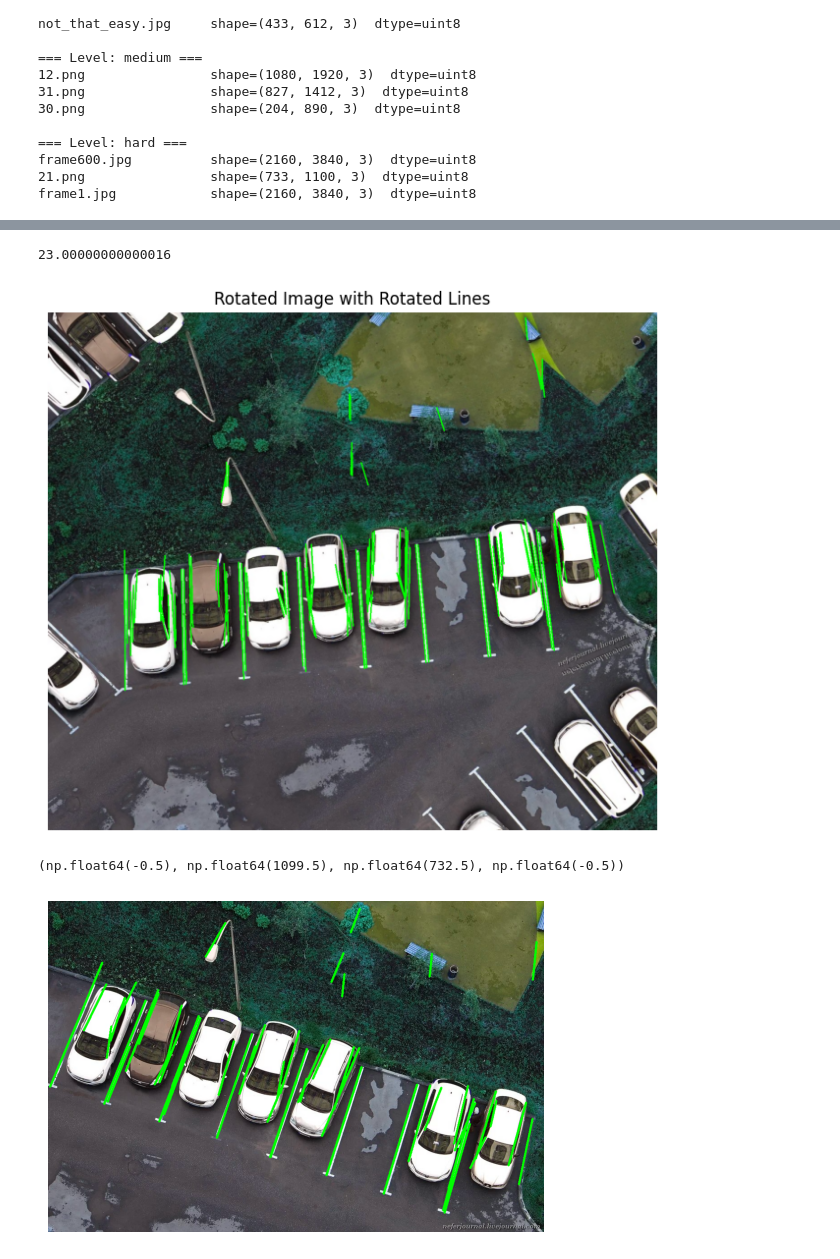
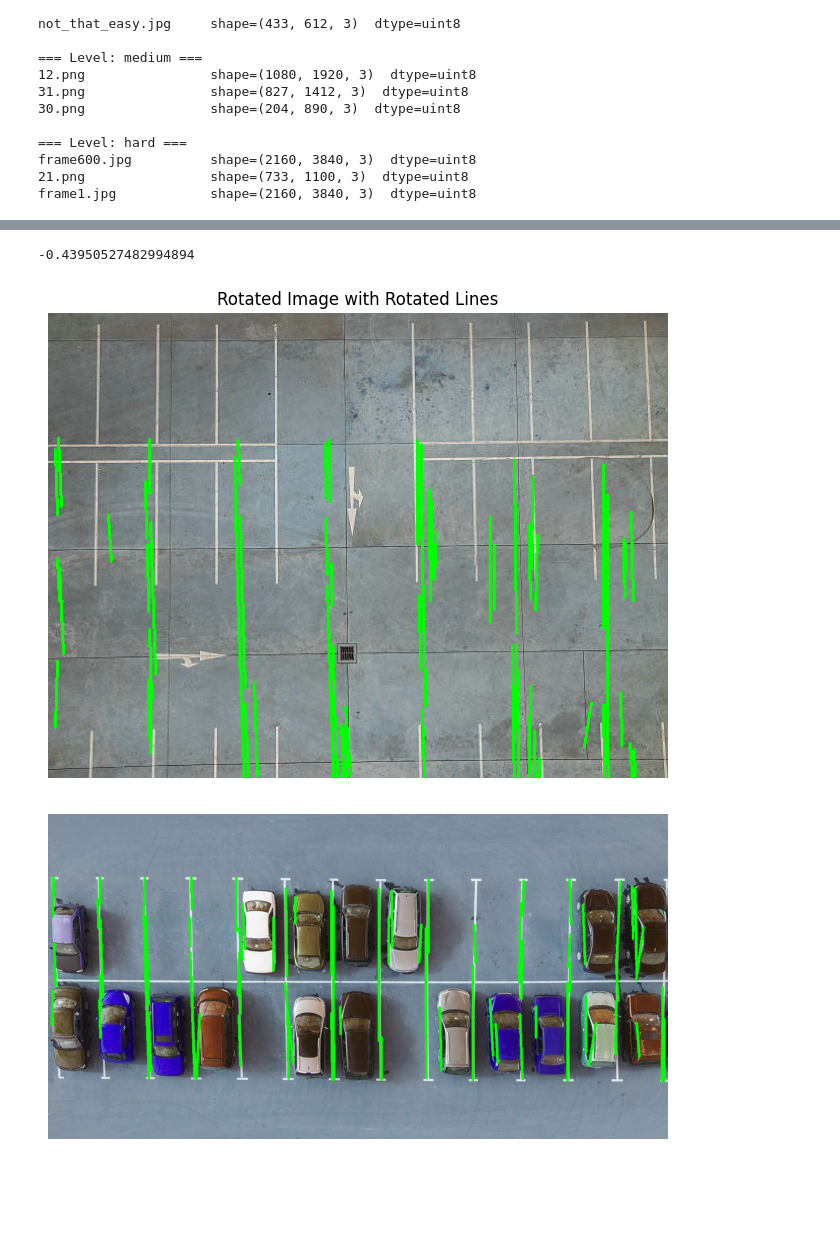
Before and after one commit to Bobfritguy/EE551_mini_project, a Jupyter notebook: mini_project.ipynb, the cells around one changed output, grey strips where cells are left out. Cells and saved outputs as stored; diff of their text form; code cells hidden in the pictures; blank space fills up the shorter version.

```diff
--- a/mini_project.ipynb
+++ b/mini_project.ipynb
@@ -116,20 +116,20 @@ for set_name, file_list in available_images.items():
             print(f"Loaded {path}   shape={img.shape}")
 
 # --- EASY
-#(set_name, image_name) = ("easy", "29.png")
-#(set_name, image_name) = ("easy", "not_that_easy.jpg")
-#(set_name, image_name) = ("easy", "easy.jpg")
-#(set_name, image_name) = ("easy", "20.png")
+#(set_name, image_name) = ("easy", "29.png")           # the cartoonish one
+#(set_name, image_name) = ("easy", "not_that_easy.jpg") # the fake cars ones with the concrete lines.
+#(set_name, image_name) = ("easy", "easy.jpg")         # fake empty one with the bits of lines at the bottom
+(set_name, image_name) = ("easy", "20.png")           # The mirror one, real cars
 
 # --- MEDIUM
-#(set_name, image_name) = ("medium", "12.png")
-#(set_name, image_name) = ("medium", "30.png")
-#(set_name, image_name) = ("medium", "31.png")
+#(set_name, image_name) = ("medium", "12.png")  # the one with the grass dividers on either side
+#(set_name, image_name) = ("medium", "30.png")  # slightly askew lines
+#(set_name, image_name) = ("medium", "31.png")  # top and bottom rows.
 
 # --- HARD
-#(set_name, image_name) = ("hard", "frame600.jpg")
-#(set_name, image_name) = ("hard", "frame1.jpg")
-(set_name, image_name) = ("hard", "21.png")
+#(set_name, image_name) = ("hard", "frame600.jpg") # dangan large
+#(set_name, image_name) = ("hard", "frame1.jpg")   # the dangan crop
+#(set_name, image_name) = ("hard", "21.png")       # the rotated image
 
 print(f"{image_name} from the {set_name} set")
 img = images[set_name][image_name]
@@ -318,10 +343,10 @@ linesP = step_2(canny_output, image)
 # %%
-def step_3(linesP, image):
+def step_3(linesP, image, horiz_thresh=45, angle_tolerance_deg=20):
 
     hough_lines = image.copy()
 
     horiz_center = np.pi / 2
-    horiz_thresh = np.deg2rad(45)
+    horiz_thresh = np.deg2rad(horiz_thresh)
 
     non_horiz = []
 
@@ -335,7 +360,7 @@ def step_3(linesP, image):
                 non_horiz.append((rho, theta, x1, y1, x2, y2))
 
     # Filter by modal angle (but keep original segments)
-    filtered_lines, modal_angle_of_image = filter_by_modal_angle(non_horiz, angle_tolerance_deg=20)
+    filtered_lines, modal_angle_of_image = filter_by_modal_angle(non_horiz, angle_tolerance_deg=angle_tolerance_deg)
 
     # Draw filtered segments (NOT infinite lines)
     hough_lines = image.copy()
@@ -430,28 +455,22 @@ rotated_image, M = rotate_image_nocrop(image, rotation_angle_deg, threshold_deg=
 segments = [(x1,y1,x2,y2) for (_,_,x1,y1,x2,y2) in filtered_lines]
 rotated_segments = rotate_points(segments, M)
 
-rotated_lines = []
-for (x1, y1, x2, y2) in rotated_segments:
-    new_rho, new_theta = line_to_rho_theta(x1, y1, x2, y2)
-    rotated_lines.append((new_rho, new_theta, x1, y1, x2, y2))
 
 
-# Make a drawable copy
-output = rotated_image.copy()
-
 # Draw each rotated segment
-for (_, _, x1, y1, x2, y2) in rotated_lines:
+for (x1, y1, x2, y2) in rotated_segments:
     cv2.line(output, (x1, y1), (x2, y2), (0, 255, 0), 2)
 
 # Show it
+out = image.copy()
 plt.figure(figsize=(8, 8))
 plt.imshow(output)
 plt.title("Rotated Image with Rotated Lines")
 plt.axis("off")
 plt.show()
 # %% [output]
-23.00000000000016
+-0.43950527482994894
-[figure, old version]
+[figure, new version]
 # %%
 def merge_by_midpoint(segments, merge_radius=50):
     """
@@ -526,18 +545,19 @@ def merge_by_midpoint(segments, merge_radius=50):
 # %%
 merged = merge_by_midpoint(filtered_lines, merge_radius=30)
 filtered_by_size = []
 for x1, y1, x2, y2 in merged:
     length = np.hypot(x2 - x1, y2 - y1)
     if length >= 50:
         filtered_by_size.append((x1, y1, x2, y2))
 
 out = image.copy()
 for (x1, y1, x2, y2) in filtered_by_size:
     cv2.line(out, (x1, y1), (x2, y2), (0, 255, 0), 4)
 
+plt.figure(figsize=(8, 8))
 plt.imshow(out)
 plt.axis("off")
+plt.show()
 # %% [output]
-(np.float64(-0.5), np.float64(1099.5), np.float64(732.5), np.float64(-0.5))
-[figure, old version]
+[figure, new version]
 # %%
```
Also changed, not shown: parts of 10 cells of this notebook.
